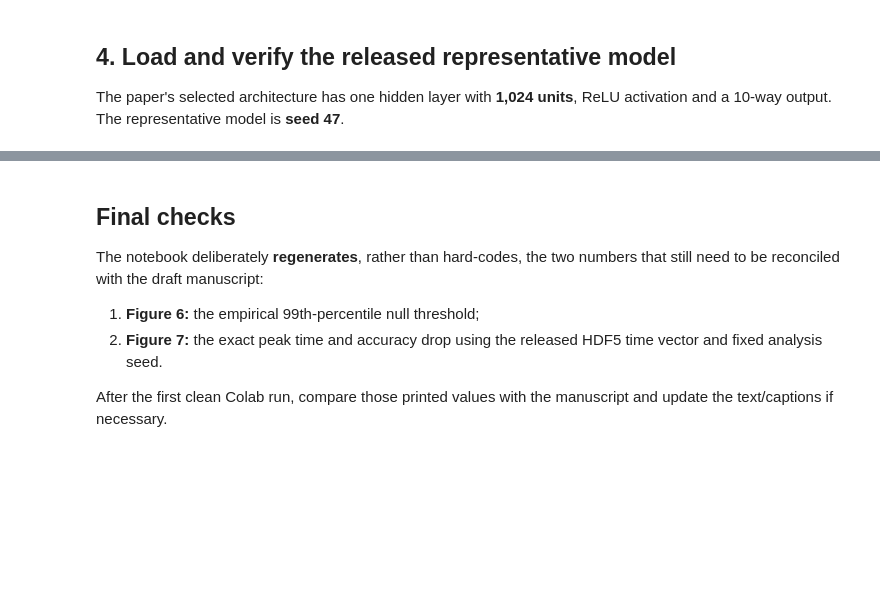
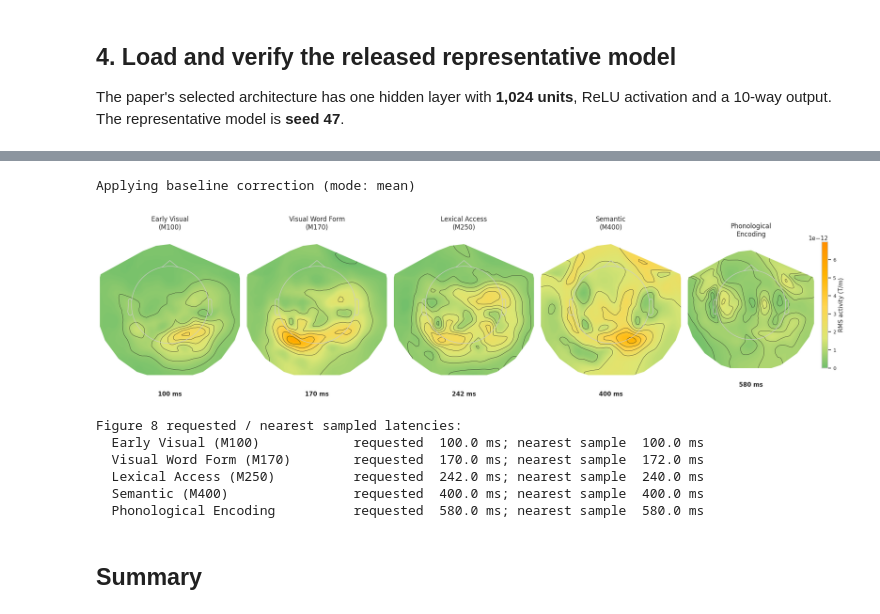
Before and after one commit to neural-processing-lab/megnist-paper, a Jupyter notebook: MegNIST_analysis.ipynb, the cells around one changed output, grey strips where cells are left out. Saved outputs shown, nothing was run; the diff lists cells and outputs as text; code cells hidden in the pictures; blank space fills up the shorter version.

```diff
--- a/MegNIST_analysis.ipynb
+++ b/MegNIST_analysis.ipynb
@@ -987,6 +1398,8 @@ def local_rms(evoked, time_sec):
     return np.sqrt(np.mean(data_window ** 2, axis=1))
 
 
+# MNE stores planar gradiometers internally in T/m.
+# Keep the native numerical scale so the topographies match the manuscript.
 topo_values = {
     label: local_rms(evoked_grad, t)
     for label, t in time_windows.items()
@@ -1023,59 +1436,61 @@ for idx, ((label, time_sec), ax) in enumerate(
     )
 
     ax.set_title(label, fontsize=12, pad=10)
-    actual_idx = int(
-        np.argmin(np.abs(evoked_grad.times - time_sec))
-    )
-    actual_ms = int(
-        round(evoked_grad.times[actual_idx] * 1000)
-    )
+    requested_ms = int(round(time_sec * 1000))
     ax.text(
         0.5,
         -0.15,
-        f"{actual_ms} ms",
+        f"{requested_ms} ms",
         transform=ax.transAxes,
         ha="center",
         fontsize=11,
         weight="bold",
     )
 
 divider = make_axes_locatable(axes[-1])
 cax = divider.append_axes("right", size="5%", pad=0.2)
 cbar = plt.colorbar(im, cax=cax)
-cbar.set_label("RMS activity (fT/cm)", fontsize=11)
+cbar.set_label("RMS activity (T/m)", fontsize=11)
 cbar.ax.tick_params(labelsize=9)
 
 plt.tight_layout(rect=[0, 0.02, 0.98, 0.94])
 fig.savefig(
     FIG_DIR / "figure8_spatial_temporal_progression.pdf",
     bbox_inches="tight",
     facecolor="white",
 )
 fig.savefig(
     FIG_DIR / "figure8_spatial_temporal_progression.png",
     dpi=300,
     bbox_inches="tight",
     facecolor="white",
 )
 plt.show()
 
-print("Figure 8 latencies:")
+print("Figure 8 requested / nearest sampled latencies:")
 for label, time_sec in time_windows.items():
     actual_idx = int(
         np.argmin(np.abs(evoked_grad.times - time_sec))
     )
+    requested_ms = time_sec * 1000
     actual_ms = evoked_grad.times[actual_idx] * 1000
     clean_label = label.replace("\n", " ")
-    print(f"  {clean_label:<30} {actual_ms:6.1f} ms")
+    print(
+        f"  {clean_label:<30} "
+        f"requested {requested_ms:6.1f} ms; "
+        f"nearest sample {actual_ms:6.1f} ms"
+    )
+# %% [output]
+Applying baseline correction (mode: mean)
+[figure, added]
+Figure 8 requested / nearest sampled latencies:
+  Early Visual (M100)            requested  100.0 ms; nearest sample  100.0 ms
+  Visual Word Form (M170)        requested  170.0 ms; nearest sample  172.0 ms
+  Lexical Access (M250)          requested  242.0 ms; nearest sample  240.0 ms
+  Semantic (M400)                requested  400.0 ms; nearest sample  400.0 ms
+  Phonological Encoding          requested  580.0 ms; nearest sample  580.0 ms
 # %% [markdown]
-## Final checks
-
-The notebook deliberately **regenerates**, rather than hard-codes, the two numbers that still need to be reconciled with the draft manuscript:
-
-1. **Figure 6:** the empirical 99th-percentile null threshold;
-2. **Figure 7:** the exact peak time and accuracy drop using the released HDF5 time vector and fixed analysis seed.
-
-After the first clean Colab run, compare those printed values with the manuscript and update the text/captions if necessary.
+## Summary
 # %%
 print("=" * 72)
 print("MEGNIST PAPER REPRODUCTION SUMMARY")
```
Also changed, not shown: parts of 19 cells of this notebook.
